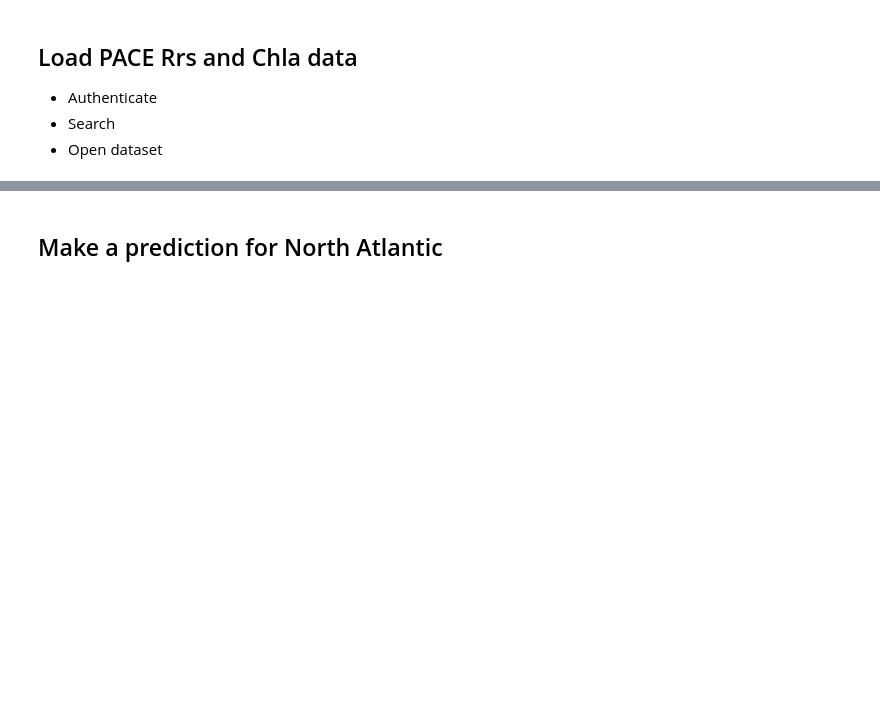
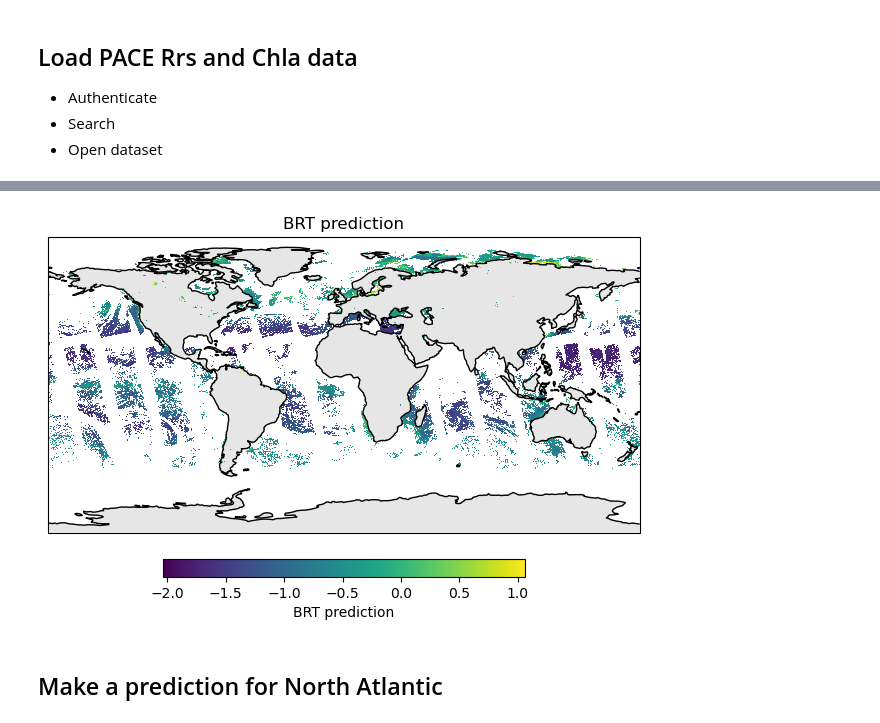
Before and after one commit to fish-pace/chla-z, a Jupyter notebook: BRT_OOI_CHLA.ipynb, the cells around one changed output, grey strips where cells are left out. Cells and saved outputs as stored; diff of their text form; code cells hidden in the pictures; blank space fills up the shorter version.

```diff
--- a/BRT_OOI_CHLA.ipynb
+++ b/BRT_OOI_CHLA.ipynb
@@ -637,3 +734,7 @@ chl_ds["log10_chla"] = np.log10(chl_ds["chlor_a"])
+# %%
+make_plot(pred_da)
+# %% [output]
+[figure, added]
 # %% [markdown]
 ## Make a prediction for North Atlantic
 # %%
```
Also changed, not shown: parts of 23 cells of this notebook, 3 other files.
